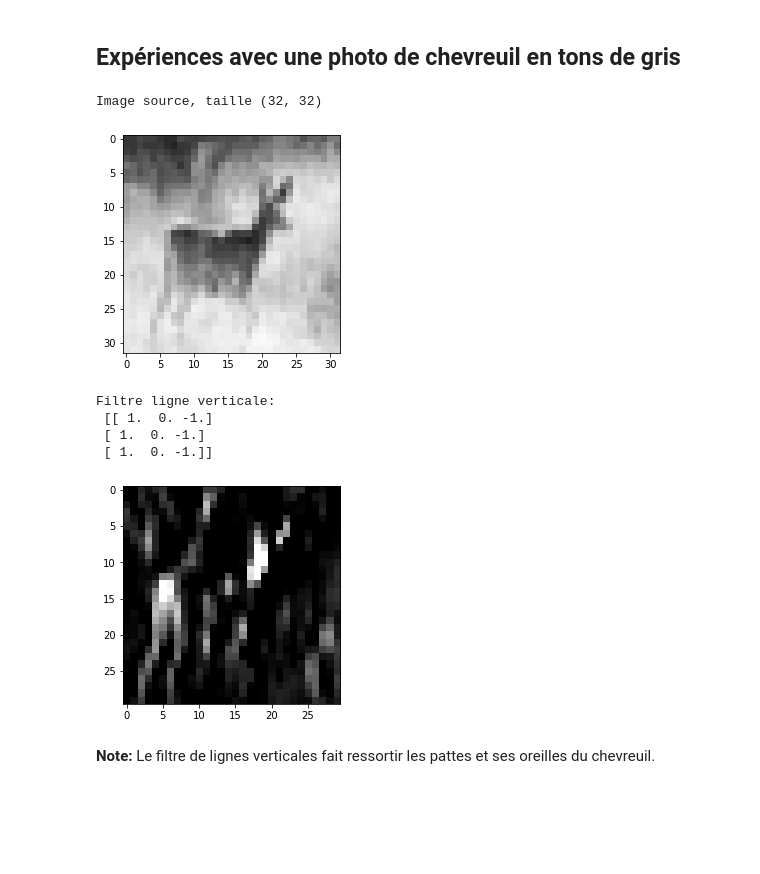
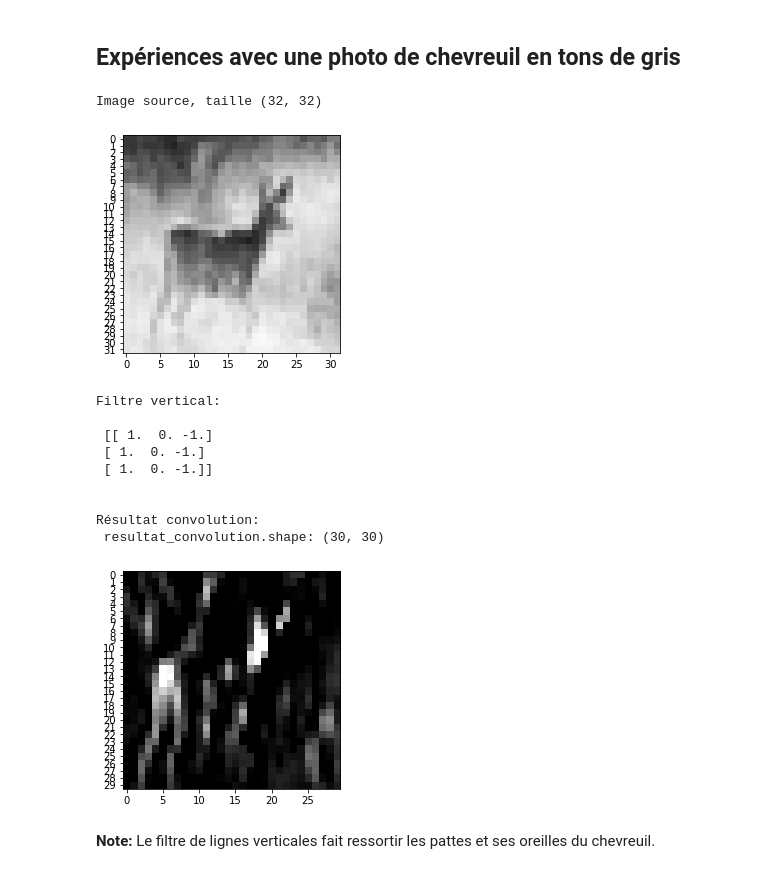
Before and after one commit to ClaudeCoulombe/VIARENA, a Jupyter notebook: Labos/Lab-Convolution/Petites_experiences_avec_la_convolution.ipynb, the cells around one changed output. Saved outputs shown, nothing was run; the diff lists cells and outputs as text; code cells hidden in the pictures; blank space fills up the shorter version.

```diff
--- a/Labos/Lab-Convolution/Petites_experiences_avec_la_convolution.ipynb
+++ b/Labos/Lab-Convolution/Petites_experiences_avec_la_convolution.ipynb
@@ -145,32 +159,42 @@ Résultat convolution:
 # %%
 chemin_data = "https://cours.edulib.org/asset-v1:Cegep-Matane+VAERN.1FR+P2021+type@asset+block@"
 
 # Image source
 image = plt.imread(chemin_data+"Chevreuil-0621_rouge-blanc_noir.png")
 print("Image source, taille",image.shape)
 
+yint = range(0, image.shape[1])
+plt.yticks(yint)
 plt.imshow(image,cmap=plt.get_cmap('gray'),vmin=0,vmax=1)
 plt.show()
 # %% [output]
 Image source, taille (32, 32)
-[figure, old version]
+[figure, new version]
 # %%
 # Filtre ligne verticale
 filtre = np.array([[ +1.0, +0.0, -1.0],
                    [ +1.0, +0.0, -1.0],
                    [ +1.0, +0.0, -1.0]])
-print("\nFiltre ligne verticale:\n",filtre)
+print("Filtre vertical:\n\n",filtre,"\n")
 
 resultat_convolution = convolution(image,filtre)
 
+print("\nRésultat convolution:\n","resultat_convolution.shape:",resultat_convolution.shape)
+yint = range(0, resultat_convolution.shape[1])
+plt.yticks(yint)
 plt.imshow(resultat_convolution,cmap=plt.get_cmap('gray'),vmin=0,vmax=1)
 plt.show()
 # %% [output]
-Filtre ligne verticale:
+Filtre vertical:
+
  [[ 1.  0. -1.]
  [ 1.  0. -1.]
  [ 1.  0. -1.]]
+
+
+Résultat convolution:
+ resultat_convolution.shape: (30, 30)
-[figure, old version]
+[figure, new version]
 # %% [markdown]
 **Note:** Le filtre de lignes verticales fait ressortir les pattes et ses oreilles du chevreuil.
 # %%
```
Also changed, not shown: parts of 4 cells of this notebook.
